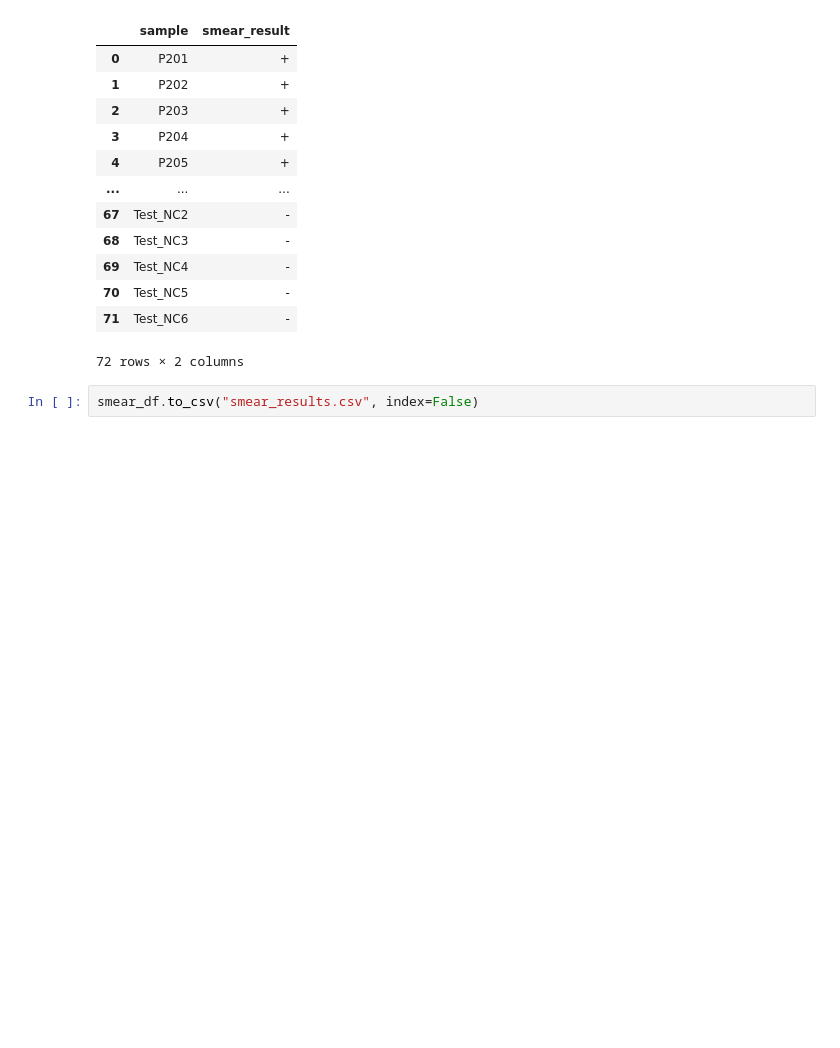
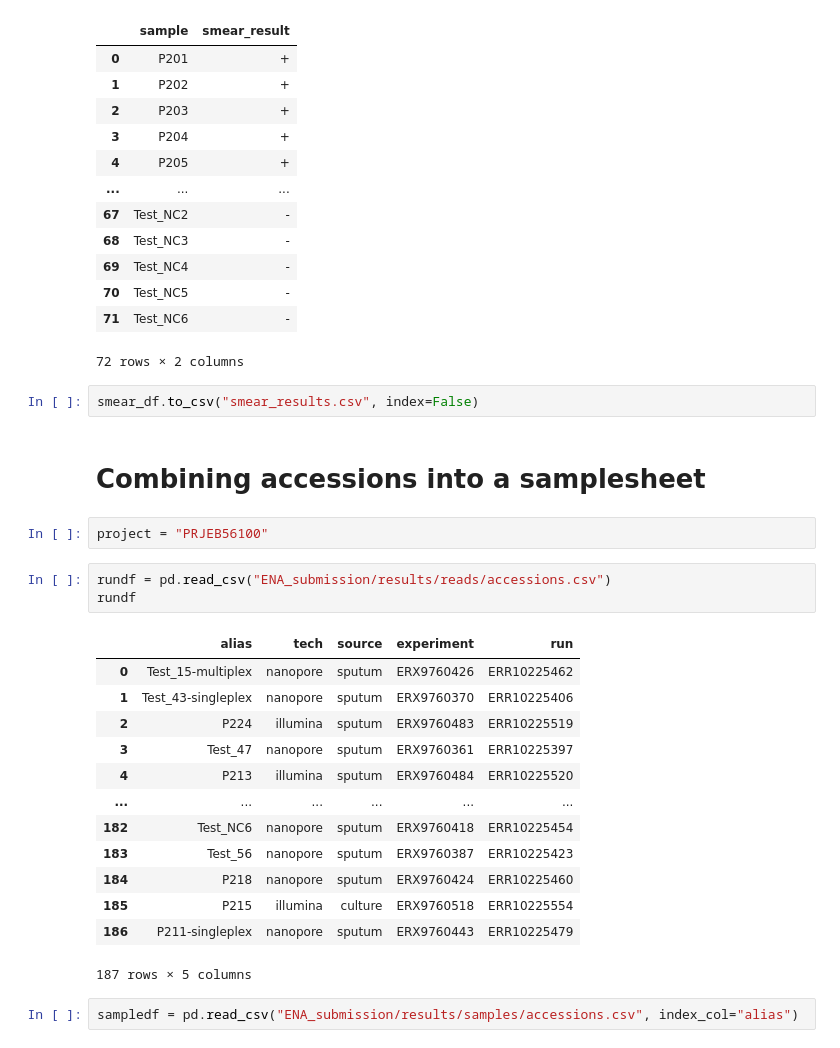
Before and after one commit to iqbal-lab-org/tb-sputum-project, a Jupyter notebook: docs/data_cleaning.ipynb, the cells around one changed output. Saved outputs shown, nothing was run; the diff lists cells and outputs as text; blank space fills up the shorter version.

```diff
--- a/docs/data_cleaning.ipynb
+++ b/docs/data_cleaning.ipynb
@@ -760,3 +760,26 @@ smear_df
 72 rows × 2 columns
 # %%
 smear_df.to_csv("smear_results.csv", index=False)
+# %% [markdown]
+# Combining accessions into a samplesheet
+# %%
+project = "PRJEB56100"
+# %%
+rundf = pd.read_csv("ENA_submission/results/reads/accessions.csv")
+rundf
+# %% [output]
+|  | alias | tech | source | experiment | run |
+| 0 | Test_15-multiplex | nanopore | sputum | ERX9760426 | ERR10225462 |
+| 1 | Test_43-singleplex | nanopore | sputum | ERX9760370 | ERR10225406 |
+| 2 | P224 | illumina | sputum | ERX9760483 | ERR10225519 |
+| 3 | Test_47 | nanopore | sputum | ERX9760361 | ERR10225397 |
+| 4 | P213 | illumina | sputum | ERX9760484 | ERR10225520 |
+| ... | ... | ... | ... | ... | ... |
+| 182 | Test_NC6 | nanopore | sputum | ERX9760418 | ERR10225454 |
+| 183 | Test_56 | nanopore | sputum | ERX9760387 | ERR10225423 |
+| 184 | P218 | nanopore | sputum | ERX9760424 | ERR10225460 |
+| 185 | P215 | illumina | culture | ERX9760518 | ERR10225554 |
+| 186 | P211-singleplex | nanopore | sputum | ERX9760443 | ERR10225479 |
+187 rows × 5 columns
+# %%
+sampledf = pd.read_csv("ENA_submission/results/samples/accessions.csv", index_col="alias")
```
Also changed, not shown: parts of 6 cells of this notebook, 1 other file.
